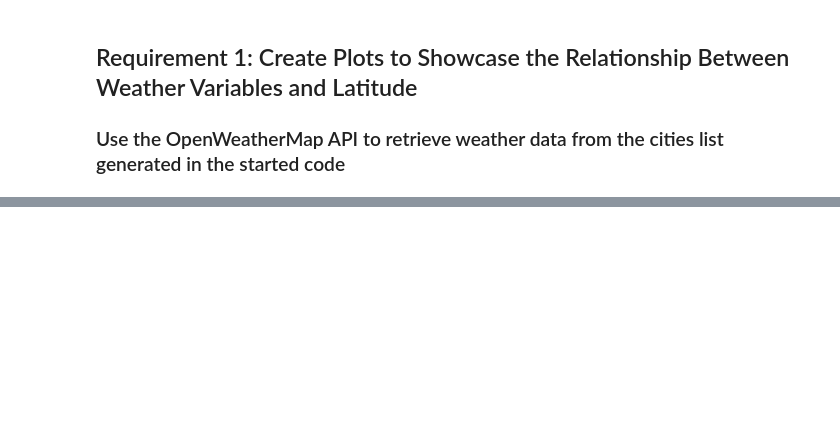
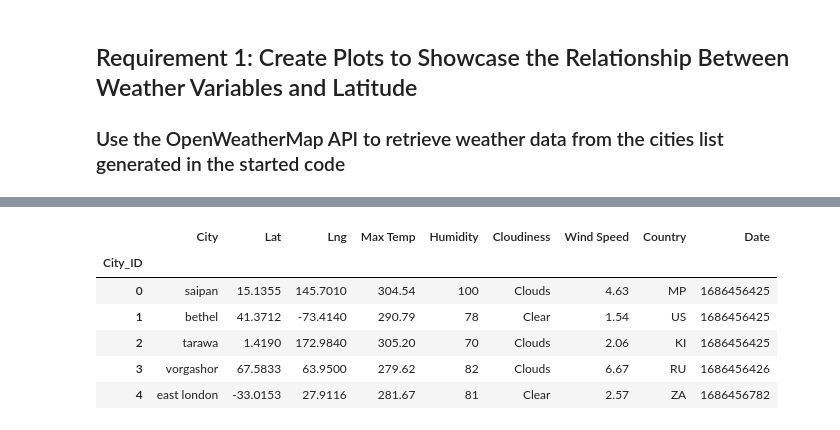
Before and after one commit to benrich322/python-api-challenge, a Jupyter notebook: WeatherPy/WeatherPy.ipynb, the cells around one changed output, grey strips where cells are left out. Cells and saved outputs as stored; diff of their text form; code cells hidden in the pictures; blank space fills up the shorter version.

```diff
--- a/WeatherPy/WeatherPy.ipynb
+++ b/WeatherPy/WeatherPy.ipynb
@@ -171,0 +233,14 @@ Data Retrieval Complete
+# %%
+# Read saved data
+city_data_df = pd.read_csv("output_data/cities.csv", index_col="City_ID")
+
+# Display sample data
+city_data_df.head()
+# %% [output]
+|  | City | Lat | Lng | Max Temp | Humidity | Cloudiness | Wind Speed | Country | Date |
+| City_ID |  |  |  |  |  |  |  |  |  |
+| 0 | saipan | 15.1355 | 145.7010 | 304.54 | 100 | Clouds | 4.63 | MP | 1686456425 |
+| 1 | bethel | 41.3712 | -73.4140 | 290.79 | 78 | Clear | 1.54 | US | 1686456425 |
+| 2 | tarawa | 1.4190 | 172.9840 | 305.20 | 70 | Clouds | 2.06 | KI | 1686456425 |
+| 3 | vorgashor | 67.5833 | 63.9500 | 279.62 | 82 | Clouds | 6.67 | RU | 1686456426 |
+| 4 | east london | -33.0153 | 27.9116 | 281.67 | 81 | Clear | 2.57 | ZA | 1686456782 |
```
Also changed, not shown: parts of 7 cells of this notebook, 1 other file.
